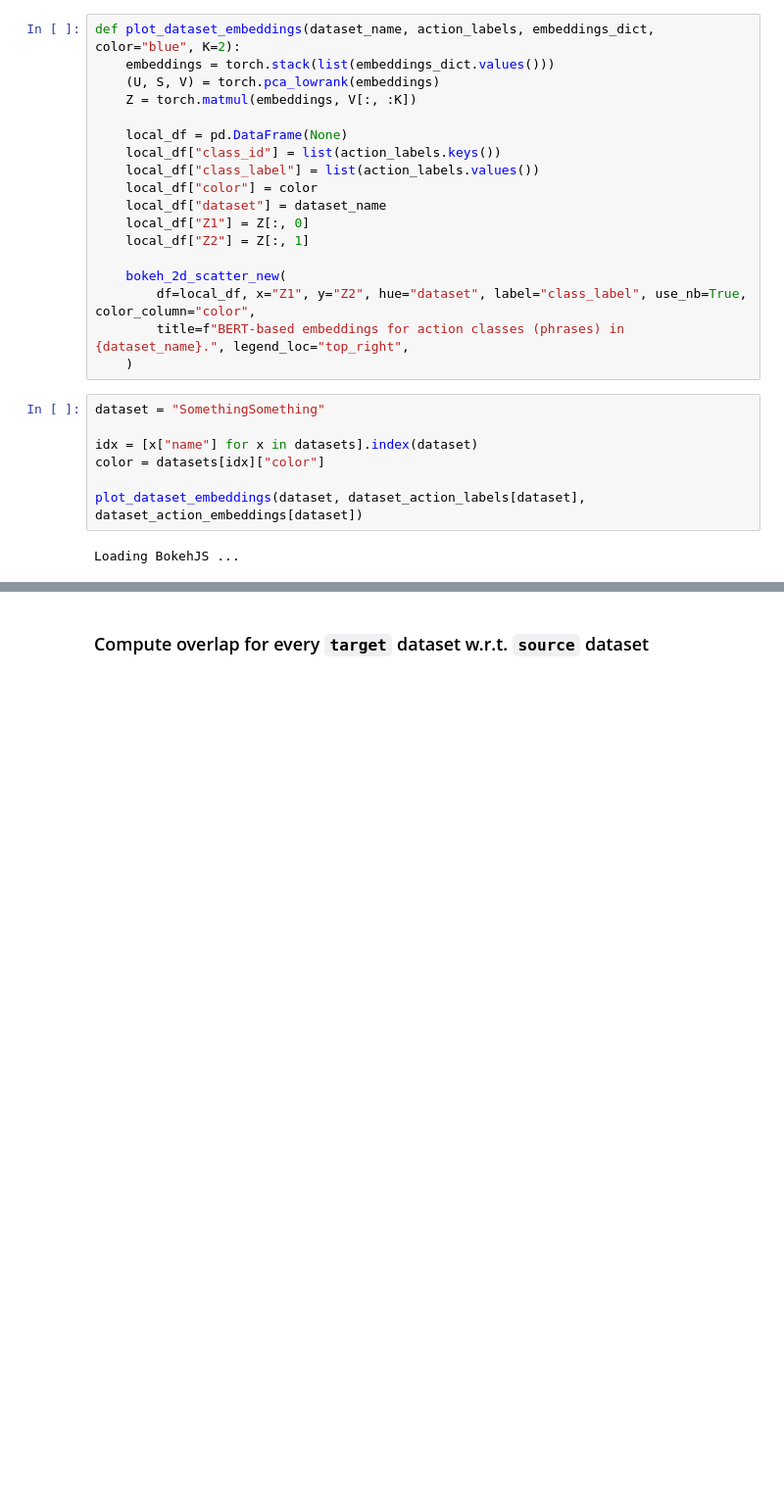
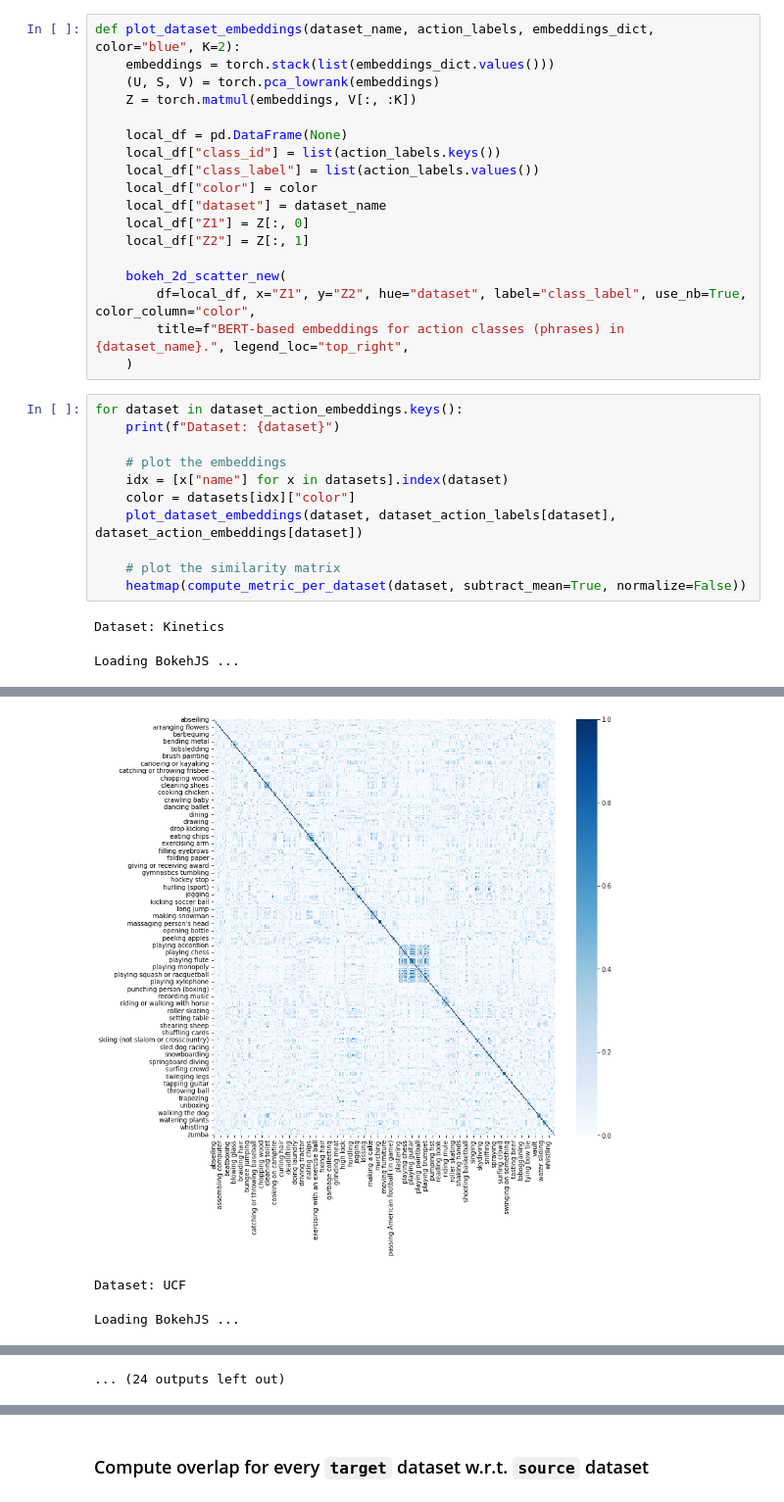
Before and after one commit to bpiyush/ViDA-SSL, a Jupyter notebook: misc/action-embeddings/label_overlap-bert.ipynb, the cells around one changed output, grey strips where cells are left out. Shown at 98% size. Saved outputs shown, nothing was run; the diff lists cells and outputs as text; blank space fills up the shorter version.

```diff
--- a/misc/action-embeddings/label_overlap-bert.ipynb
+++ b/misc/action-embeddings/label_overlap-bert.ipynb
@@ -180,14 +205,22 @@ def plot_dataset_embeddings(dataset_name, action_labels, embeddings_dict, color=
         title=f"BERT-based embeddings for action classes (phrases) in {dataset_name}.", legend_loc="top_right",
     )
 # %%
-dataset = "SomethingSomething"
+for dataset in dataset_action_embeddings.keys():
+    print(f"Dataset: {dataset}")
 
-idx = [x["name"] for x in datasets].index(dataset)
-color = datasets[idx]["color"]
+    # plot the embeddings
+    idx = [x["name"] for x in datasets].index(dataset)
+    color = datasets[idx]["color"]
+    plot_dataset_embeddings(dataset, dataset_action_labels[dataset], dataset_action_embeddings[dataset])
 
-plot_dataset_embeddings(dataset, dataset_action_labels[dataset], dataset_action_embeddings[dataset])
+    # plot the similarity matrix
+    heatmap(compute_metric_per_dataset(dataset, subtract_mean=True, normalize=False))
 # %% [output]
-Loading BokehJS ...
+Dataset: Kinetics
+Loading BokehJS ...
 [interactive output not drawn]
 [interactive output not drawn]
 [interactive output not drawn]
+[figure, added]
+Dataset: UCF
+Loading BokehJS ...
@@ -193,0 +231 @@ Loading BokehJS ...
+... (24 outputs left out)
```
Also changed, not shown: parts of 52 cells of this notebook.
